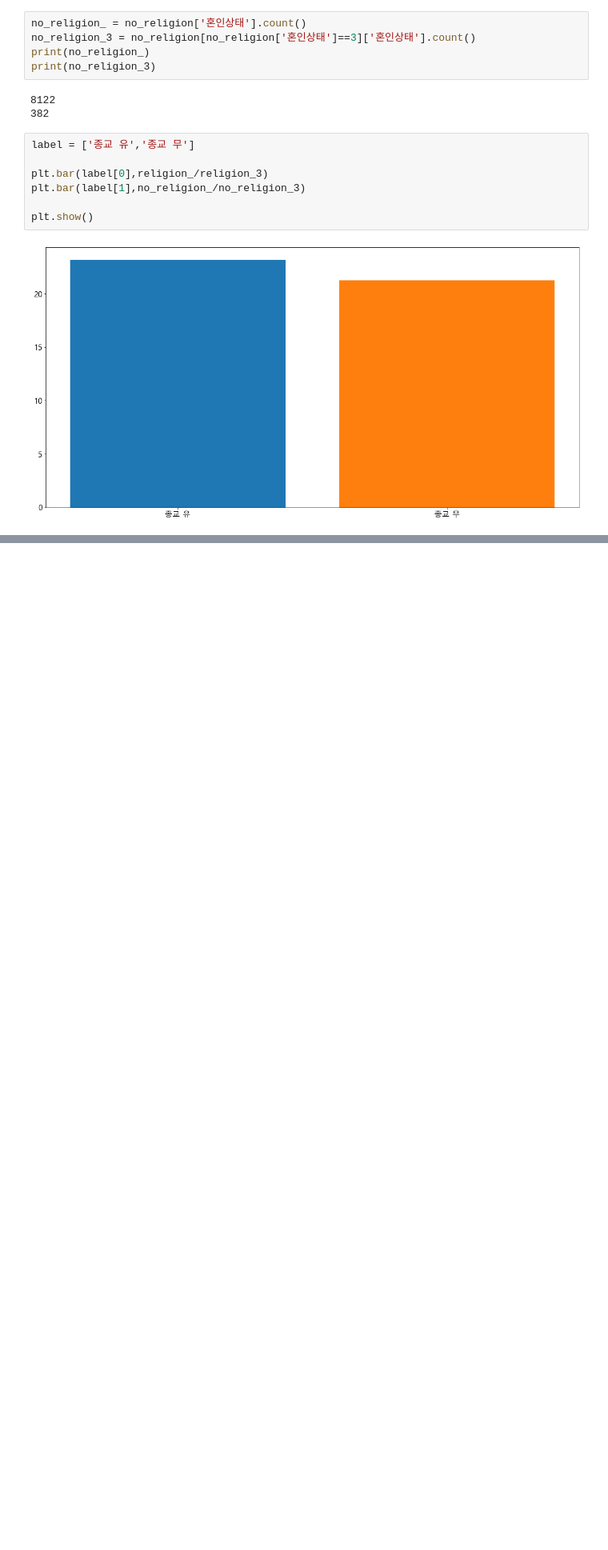
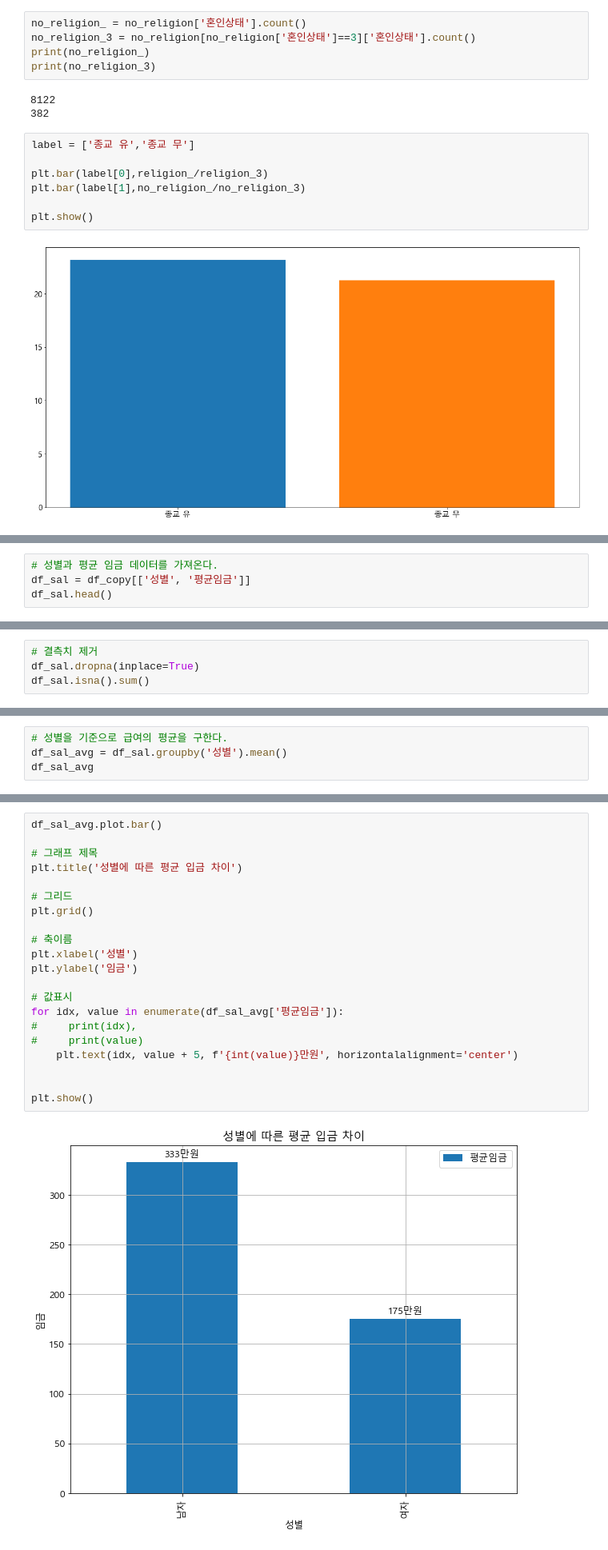
Before and after one commit to dch9610/Deep_Analysis, a Jupyter notebook: 1주차 과제/한국복지패널_데이터분석(21.02.02).ipynb, the cells around one changed output, grey strips where cells are left out. Shown at 80% size. Drawn from its saved outputs; the diff is of its cells as text; blank space fills up the shorter version.

```diff
--- a/1주차 과제/한국복지패널_데이터분석(21.02.02).ipynb
+++ b/1주차 과제/한국복지패널_데이터분석(21.02.02).ipynb
@@ -217,0 +542,4 @@ plt.show()
+# %%
+# 성별과 평균 임금 데이터를 가져온다.
+df_sal = df_copy[['성별', '평균임금']]
+df_sal.head()
@@ -217,0 +553,4 @@ plt.show()
+# %%
+# 결측치 제거
+df_sal.dropna(inplace=True)
+df_sal.isna().sum()
@@ -217,0 +561,4 @@ plt.show()
+# %%
+# 성별을 기준으로 급여의 평균을 구한다.
+df_sal_avg = df_sal.groupby('성별').mean()
+df_sal_avg
@@ -217,0 +570,23 @@ plt.show()
+# %%
+df_sal_avg.plot.bar()
+
+# 그래프 제목
+plt.title('성별에 따른 평균 입금 차이')
+
+# 그리드
+plt.grid()
+
+# 축이름
+plt.xlabel('성별')
+plt.ylabel('임금')
+
+# 값표시
+for idx, value in enumerate(df_sal_avg['평균임금']):
+#     print(idx),
+#     print(value)
+    plt.text(idx, value + 5, f'{int(value)}만원', horizontalalignment='center')
+
+
+plt.show()
+# %% [output]
+[figure, added]
```
Also changed, not shown: parts of 64 cells of this notebook.
